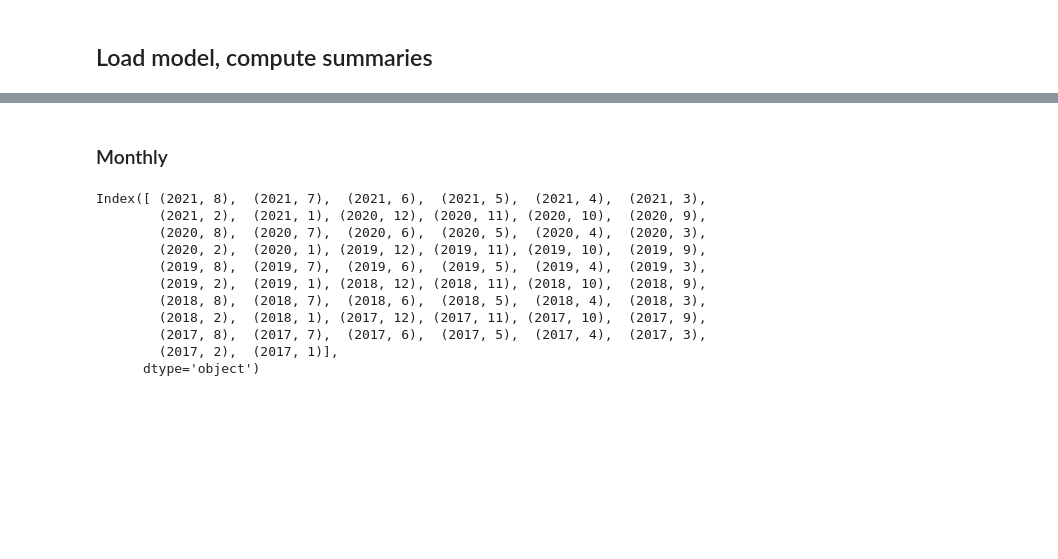
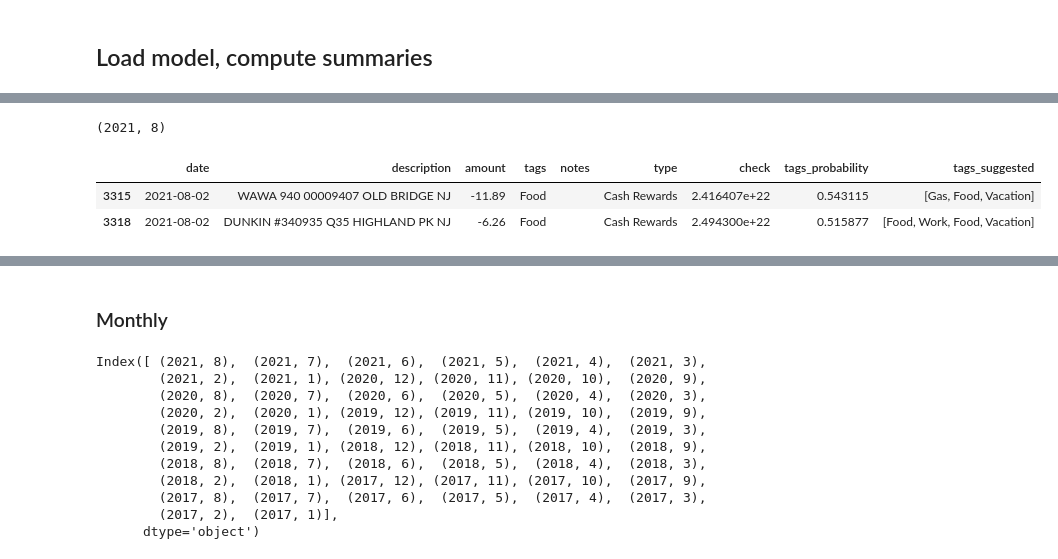
Before and after one commit to tomityrrell/finance-bot, a Jupyter notebook: notebooks/FinanceBot.ipynb, the cells around one changed output, grey strips where cells are left out. Saved outputs shown, nothing was run; the diff lists cells and outputs as text; code cells hidden in the pictures; blank space fills up the shorter version.

```diff
--- a/notebooks/FinanceBot.ipynb
+++ b/notebooks/FinanceBot.ipynb
@@ -98,0 +108,15 @@ mlp = model.load_model()
+# %%
+this_month = (datetime.now().year,datetime.now().month)
+last_month = (datetime.now().year,datetime.now().month - 1)
+this_month = last_month
+this_month
+# %% [output]
+(2021, 8)
+# %%
+validated = bot.validate_inputs(source[(source.date.dt.year == 2021) & (source.date.dt.month == 8) ])
+# %%
+validated
+# %% [output]
+|  | date | description | amount | tags | notes | type | check | tags_probability | tags_suggested |
+| 3315 | 2021-08-02 | WAWA 940 00009407 OLD BRIDGE NJ | -11.89 | Food |  | Cash Rewards | 2.416407e+22 | 0.543115 | [Gas, Food, Vacation] |
+| 3318 | 2021-08-02 | DUNKIN #340935 Q35 HIGHLAND PK NJ | -6.26 | Food |  | Cash Rewards | 2.494300e+22 | 0.515877 | [Food, Work, Food, Vacation] |
```
Also changed, not shown: parts of 9 cells of this notebook, 9 other files.
